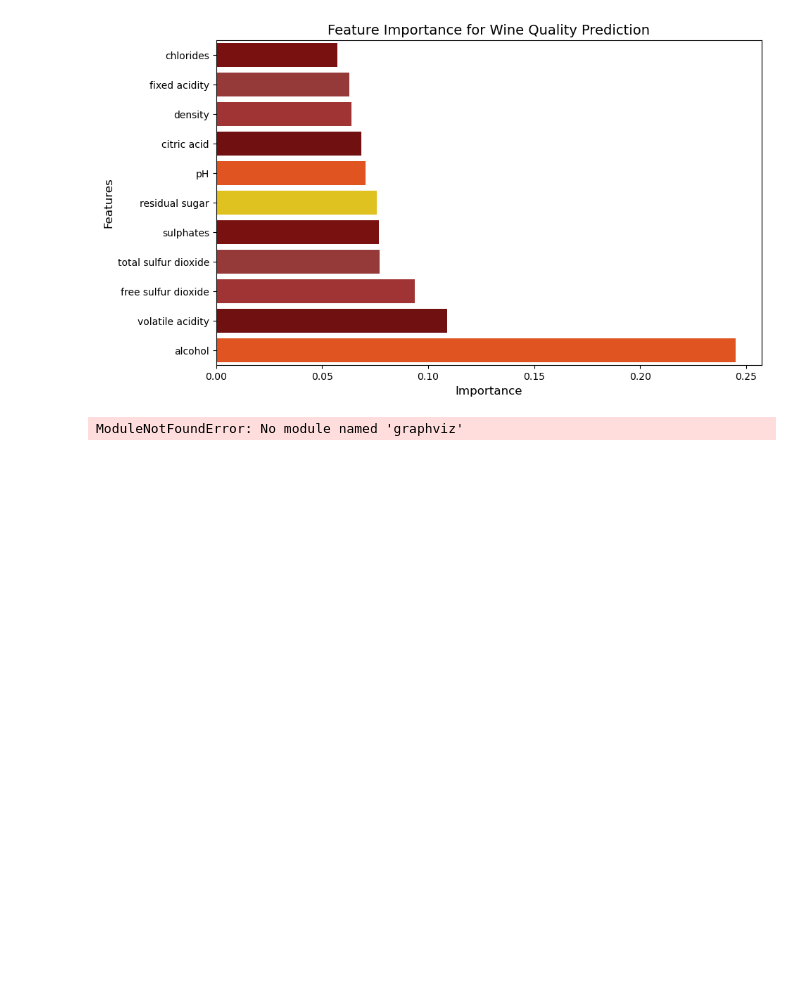
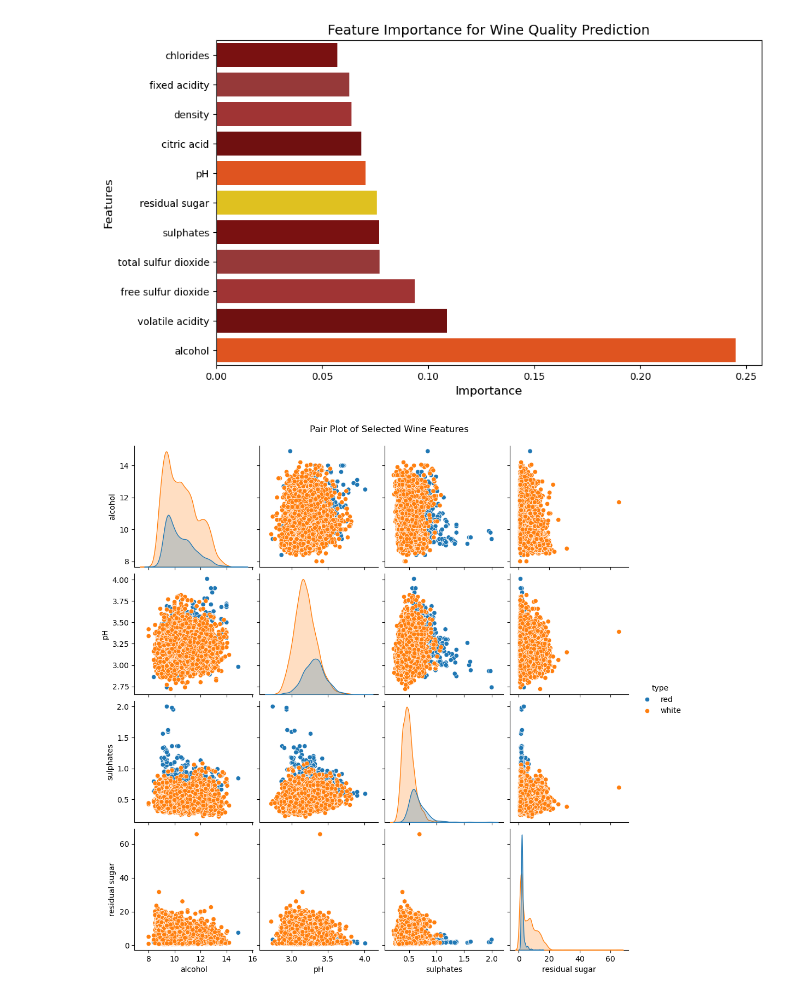
Before and after one commit to antarasengupta26624/qbs181finalproject, a Jupyter notebook: Wine_Quality.ipynb, the cells around one changed output. Saved outputs shown, nothing was run; the diff lists cells and outputs as text; code cells hidden in the pictures; blank space fills up the shorter version.

```diff
--- a/Wine_Quality.ipynb
+++ b/Wine_Quality.ipynb
@@ -267,30 +262,3 @@ Passing `palette` without assigning `hue` is deprecated and will be removed in v
 The palette list has fewer values (6) than needed (11) and will cycle, which may produce an uninterpretable plot.
   sns.barplot(x=feature_importances.sort_values(), y=feature_importances.sort_values().index, palette=wine_colors)
 [figure]
-# %%
-from sklearn.tree import export_graphviz
-import graphviz
-
-print(graphviz.__version__)
-
-
-# Export the decision tree to DOT format with custom parameters
-dot_data =export_graphviz(
-    tree_regressor,
-    out_file=None,
-    feature_names=X.columns,
-    filled=True,
-    rounded=True,
-    special_characters=True,
-    impurity=False
-)
-
-# Customize color scheme by modifying the .dot file in Graphviz
-# Setting node colors based on quality prediction (wine theme)
-graph = graphviz.Source(dot_data)
-graph.format = "png"  # Save output as a PNG
-
-# Visualize and render the decision tree with a wine-themed color palette
-graph.render("wine_quality_tree", view=True)
-# %% [output]
-ModuleNotFoundError: No module named 'graphviz'
@@ -296,0 +325,6 @@ ModuleNotFoundError: No module named 'graphviz'
+# %%
+sns.pairplot(wine_data, hue="type", vars=["alcohol", "pH", "sulphates", "residual sugar"])
+plt.suptitle("Pair Plot of Selected Wine Features", y=1.02)
+plt.show()
+# %% [output]
+[figure, added]
```
Also changed, not shown: parts of 4 cells of this notebook.
